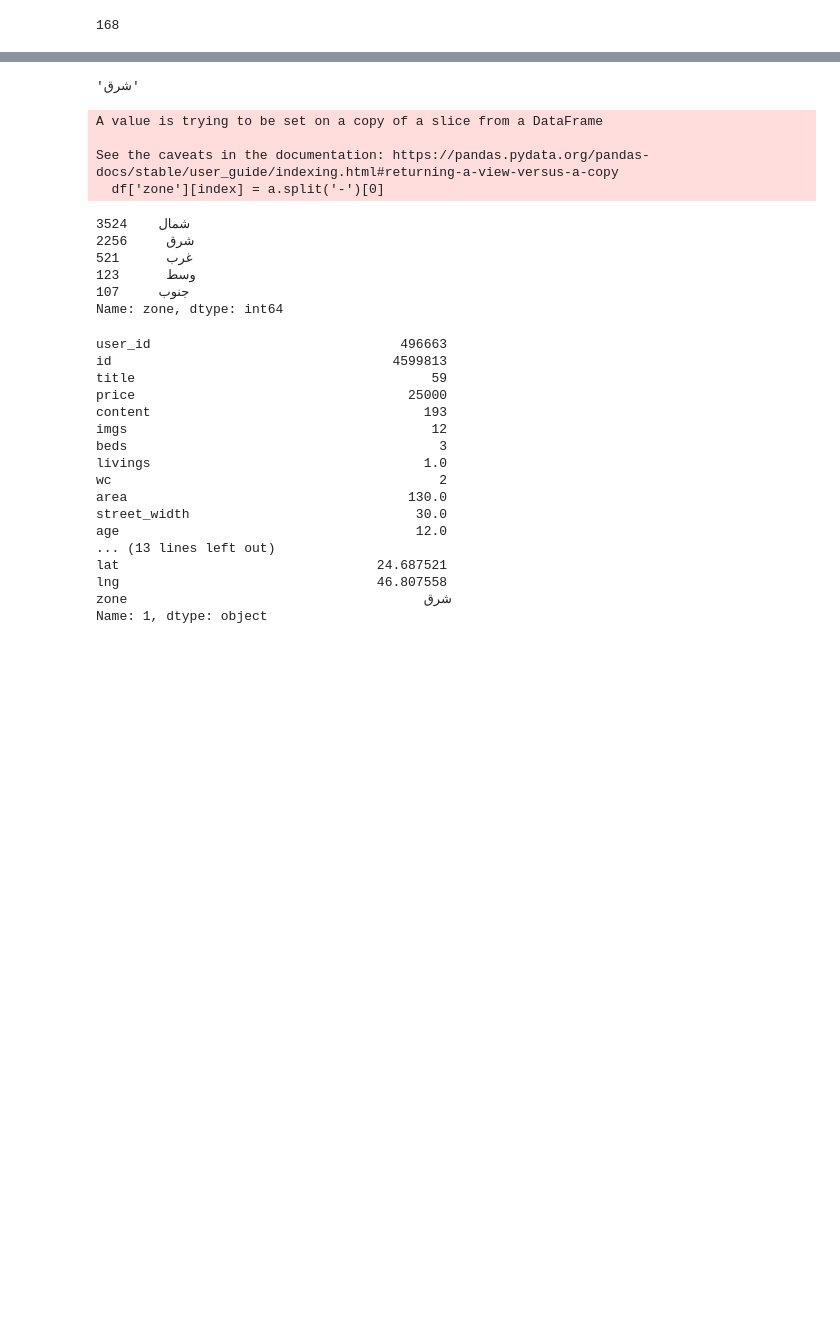
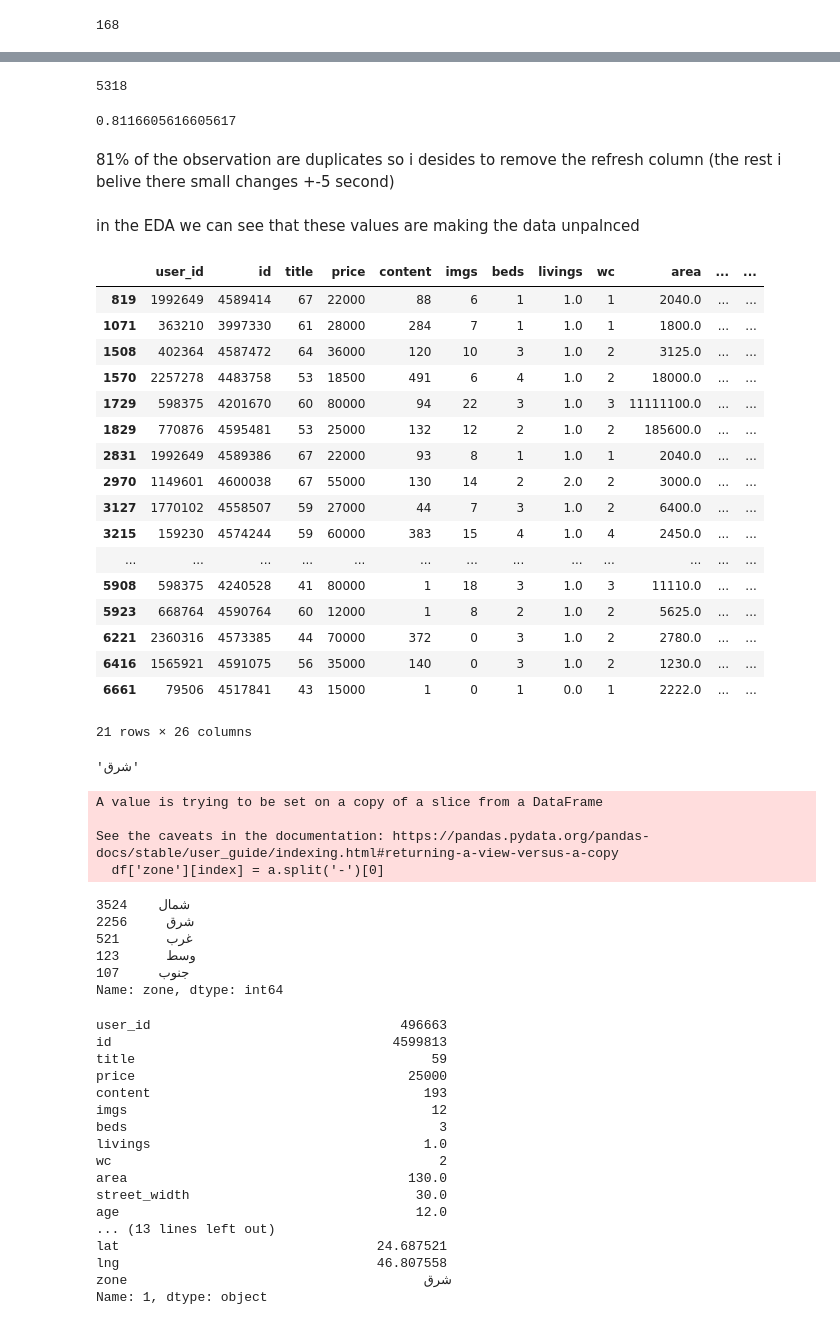
Before and after one commit to Abdulmalik-rebdi/aqar1, a Jupyter notebook: src/featureEng.ipynb, the cells around one changed output, grey strips where cells are left out. Saved outputs shown, nothing was run; the diff lists cells and outputs as text; code cells hidden in the pictures; blank space fills up the shorter version.

```diff
--- a/src/featureEng.ipynb
+++ b/src/featureEng.ipynb
@@ -455,2 +385,2 @@ msno.matrix(df)
 # %%
-df['furnished']= df['furnished'].fillna(method='pad')
+df['furnished'].fillna(0 , inplace=True)
@@ -521,0 +495,10 @@ Name: 0, dtype: object
+# %%
+df[df['refresh']==df['last_update']].value_counts().sum()
+# %% [output]
+5318
+# %%
+df[df['refresh']==df['last_update']].value_counts().sum()/len(df)
+# %% [output]
+0.8116605616605617
+# %% [markdown]
+81% of the observation are duplicates so i desides to remove the refresh column (the rest i belive there small changes +-5 second)
@@ -521,0 +507,23 @@ Name: 0, dtype: object
+# %% [markdown]
+in the EDA we can see that these values are making the data unpalnced
+# %%
+df[df['area'] > 1000]
+# %% [output]
+|  | user_id | id | title | price | content | imgs | beds | livings | wc | area | ... | ... |
+| 819 | 1992649 | 4589414 | 67 | 22000 | 88 | 6 | 1 | 1.0 | 1 | 2040.0 | ... | ... |
+| 1071 | 363210 | 3997330 | 61 | 28000 | 284 | 7 | 1 | 1.0 | 1 | 1800.0 | ... | ... |
+| 1508 | 402364 | 4587472 | 64 | 36000 | 120 | 10 | 3 | 1.0 | 2 | 3125.0 | ... | ... |
+| 1570 | 2257278 | 4483758 | 53 | 18500 | 491 | 6 | 4 | 1.0 | 2 | 18000.0 | ... | ... |
+| 1729 | 598375 | 4201670 | 60 | 80000 | 94 | 22 | 3 | 1.0 | 3 | 11111100.0 | ... | ... |
+| 1829 | 770876 | 4595481 | 53 | 25000 | 132 | 12 | 2 | 1.0 | 2 | 185600.0 | ... | ... |
+| 2831 | 1992649 | 4589386 | 67 | 22000 | 93 | 8 | 1 | 1.0 | 1 | 2040.0 | ... | ... |
+| 2970 | 1149601 | 4600038 | 67 | 55000 | 130 | 14 | 2 | 2.0 | 2 | 3000.0 | ... | ... |
+| 3127 | 1770102 | 4558507 | 59 | 27000 | 44 | 7 | 3 | 1.0 | 2 | 6400.0 | ... | ... |
+| 3215 | 159230 | 4574244 | 59 | 60000 | 383 | 15 | 4 | 1.0 | 4 | 2450.0 | ... | ... |
+| ... | ... | ... | ... | ... | ... | ... | ... | ... | ... | ... | ... | ... |
+| 5908 | 598375 | 4240528 | 41 | 80000 | 1 | 18 | 3 | 1.0 | 3 | 11110.0 | ... | ... |
+| 5923 | 668764 | 4590764 | 60 | 12000 | 1 | 8 | 2 | 1.0 | 2 | 5625.0 | ... | ... |
+| 6221 | 2360316 | 4573385 | 44 | 70000 | 372 | 0 | 3 | 1.0 | 2 | 2780.0 | ... | ... |
+| 6416 | 1565921 | 4591075 | 56 | 35000 | 140 | 0 | 3 | 1.0 | 2 | 1230.0 | ... | ... |
+| 6661 | 79506 | 4517841 | 43 | 15000 | 1 | 0 | 1 | 0.0 | 1 | 2222.0 | ... | ... |
+21 rows × 26 columns
```
Also changed, not shown: parts of 100 cells of this notebook.
